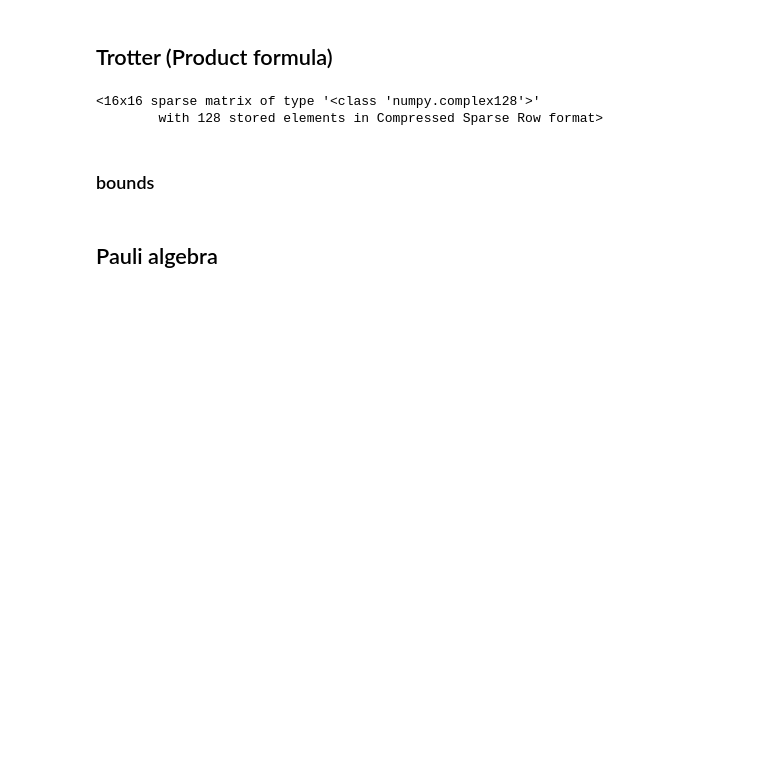
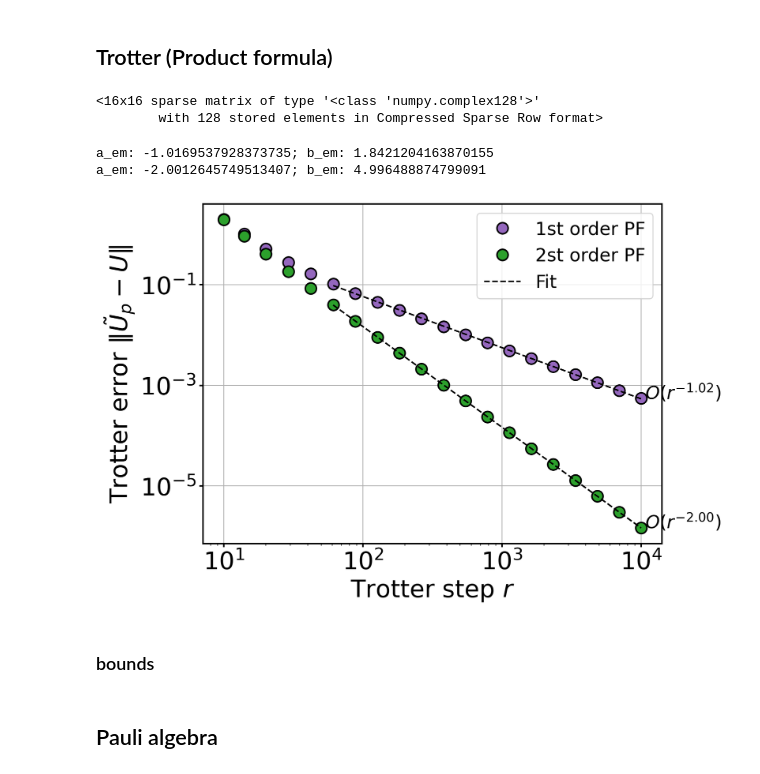
Before and after one commit to Jue-Xu/Recipe-Quantum-Simulation, a Jupyter notebook: quantum_simulation_recipe/test.ipynb, the cells around one changed output. Cells and saved outputs as stored; diff of their text form; code cells hidden in the pictures; blank space fills up the shorter version.

```diff
--- a/quantum_simulation_recipe/test.ipynb
+++ b/quantum_simulation_recipe/test.ipynb
@@ -118,6 +121,29 @@ pf([term.to_matrix(True) for term in nnh.ham_par], 2, 100, order=2)   # use spar
 # %% [output]
 <16x16 sparse matrix of type '<class 'numpy.complex128'>'
         with 128 stored elements in Compressed Sparse Row format>
+# %%
+from trotter import pf, expH
+from bounds import commutator, norm
+from plot_config import *
+set_color_cycle(['#9467bdFF', '#2ca02cFF', '#d62728FF', '#1f77b4FF', '#ff7f0eFF', '#8c564bFF'])
+n = 6
+t = 2*n
+nnh = Nearest_Neighbour_1d(n, Jx=1, hz=0.2, pbc=True)
+r_list = sorted(list(set(np.logspace(1, 4, 20, dtype=int))))
+exact_U = expH(nnh.ham, t)
+err_list1 = [norm(pf(nnh.ham_xyz, t, r, order=1) - exact_U, ord=2) for r in r_list]
+err_list2 = [norm(pf(nnh.ham_xyz, t, r, order=2) - exact_U, ord=2) for r in r_list]
+
+fig, ax = plt.subplots(1, 1, figsize=(9, 6))
+ax.plot(r_list, err_list1, 'o', label='1st order PF')
+ax.plot(r_list, err_list2, 'o', label='2st order PF')
+plot_fit(ax, r_list[5:], err_list1[5:], var='r', label='Fit')
+plot_fit(ax, r_list[5:], err_list2[5:], var='r')
+ax_set_text(ax, r'Trotter step $r$', r'Trotter error $\|\tilde{U}_p - U\|$', log='xy')
+# %% [output]
+a_em: -1.0169537928373735; b_em: 1.8421204163870155
+a_em: -2.0012645749513407; b_em: 4.996488874799091
+[figure, added]
 # %% [markdown]
 ### bounds
 # %%
```
Also changed, not shown: parts of 5 cells of this notebook, 3 other files.
